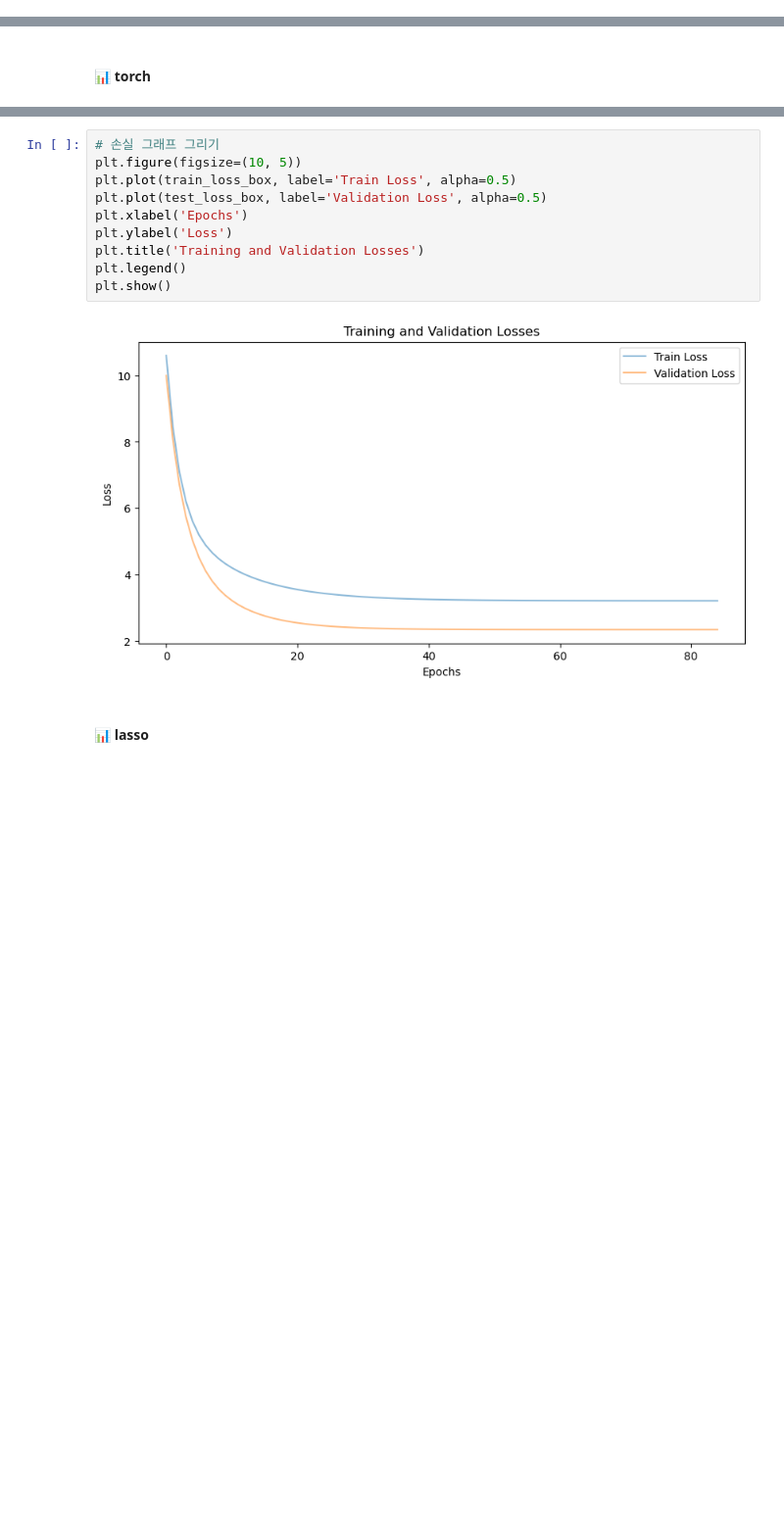
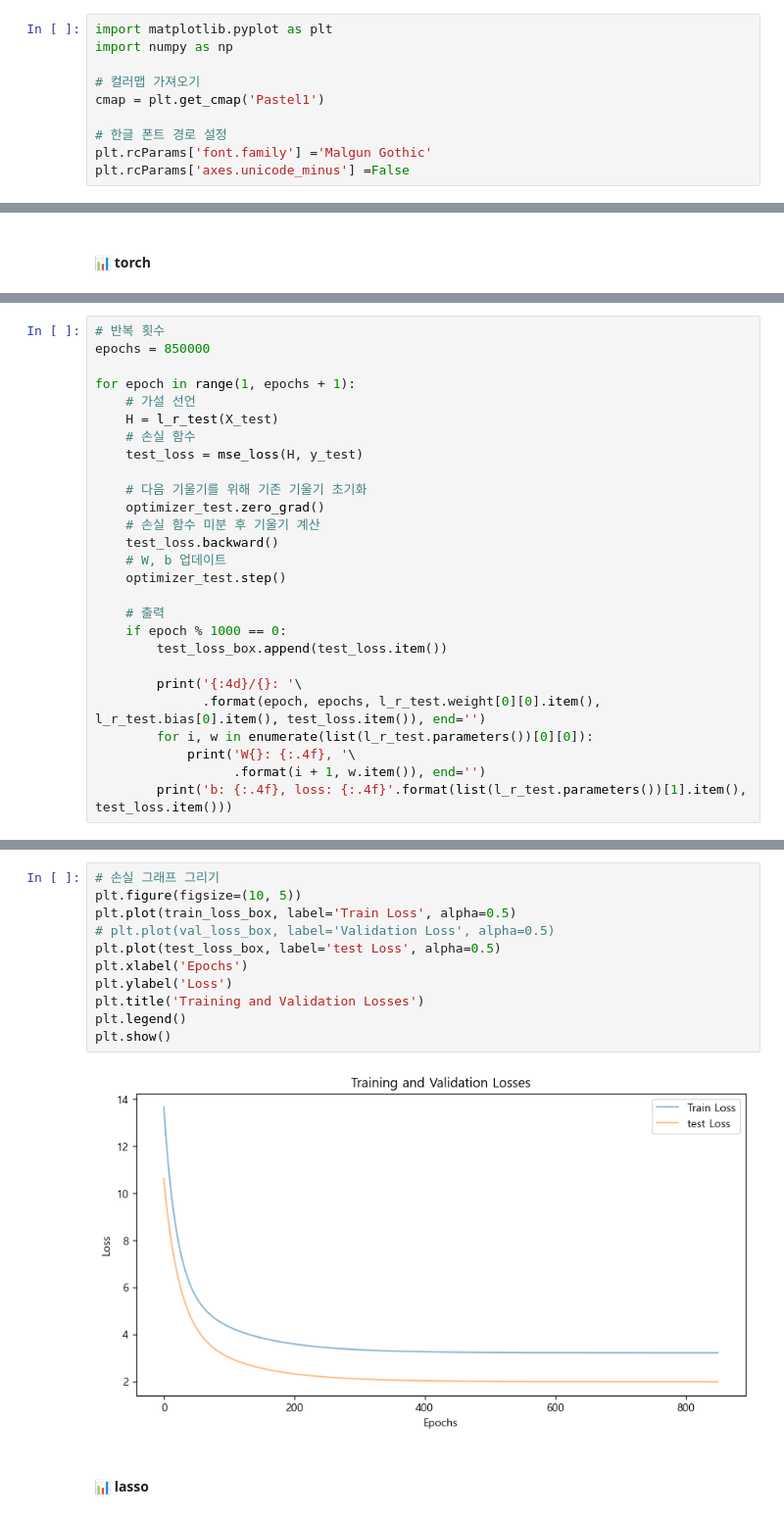
Before and after one commit to songseogyeong/project-machine_learning, a Jupyter notebook: 03_regression/02_medical_insurance_Regression_Project/6Cycle.ipynb, the cells around one changed output, grey strips where cells are left out. Shown: that part at 98% size. Saved outputs shown, nothing was run; the diff lists cells and outputs as text; blank space fills up the shorter version.

```diff
--- a/03_regression/02_medical_insurance_Regression_Project/6Cycle.ipynb
+++ b/03_regression/02_medical_insurance_Regression_Project/6Cycle.ipynb
@@ -19,6 +19,16 @@ https://www.kaggle.com/datasets/mirichoi0218/insurance/data
 
 #### target
 - charges : 건강보험에서 청구하는 개인의료비
+# %%
+import matplotlib.pyplot as plt
+import numpy as np
+
+# 컬러맵 가져오기
+cmap = plt.get_cmap('Pastel1')
+
+# 한글 폰트 경로 설정
+plt.rcParams['font.family'] ='Malgun Gothic'
+plt.rcParams['axes.unicode_minus'] =False
 # %%
 import pandas as pd
 
@@ -429,0 +569,27 @@ for epoch in range(1, epochs + 1):
+# %%
+# 반복 횟수
+epochs = 850000
+
+for epoch in range(1, epochs + 1):
+    # 가설 선언
+    H = l_r_test(X_test)
+    # 손실 함수
+    test_loss = mse_loss(H, y_test)
+
+    # 다음 기울기를 위해 기존 기울기 초기화
+    optimizer_test.zero_grad()
+    # 손실 함수 미분 후 기울기 계산
+    test_loss.backward()
+    # W, b 업데이트
+    optimizer_test.step()
+
+    # 출력
+    if epoch % 1000 == 0:
+        test_loss_box.append(test_loss.item())
+
+        print('{:4d}/{}: '\
+              .format(epoch, epochs, l_r_test.weight[0][0].item(), l_r_test.bias[0].item(), test_loss.item()), end='')
+        for i, w in enumerate(list(l_r_test.parameters())[0][0]):
+            print('W{}: {:.4f}, '\
+                  .format(i + 1, w.item()), end='')
+        print('b: {:.4f}, loss: {:.4f}'.format(list(l_r_test.parameters())[1].item(), test_loss.item()))
@@ -430,15 +614,16 @@ for epoch in range(1, epochs + 1):
 # %%
 # 손실 그래프 그리기
 plt.figure(figsize=(10, 5))
 plt.plot(train_loss_box, label='Train Loss', alpha=0.5)
-plt.plot(test_loss_box, label='Validation Loss', alpha=0.5)
+# plt.plot(val_loss_box, label='Validation Loss', alpha=0.5)
+plt.plot(test_loss_box, label='test Loss', alpha=0.5)
 plt.xlabel('Epochs')
 plt.ylabel('Loss')
 plt.title('Training and Validation Losses')
 plt.legend()
 plt.show()
 # %% [output]
-[figure, old version]
+[figure, new version]
 # %% [markdown]
 #### 📊 lasso
 # %%
```
Also changed, not shown: parts of 34 cells of this notebook, 30 other files.
